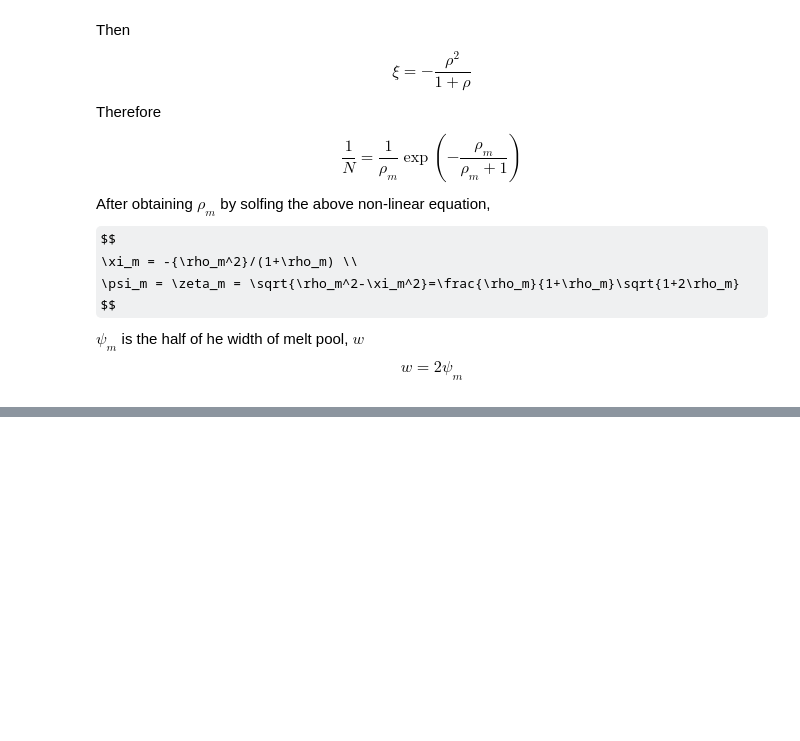
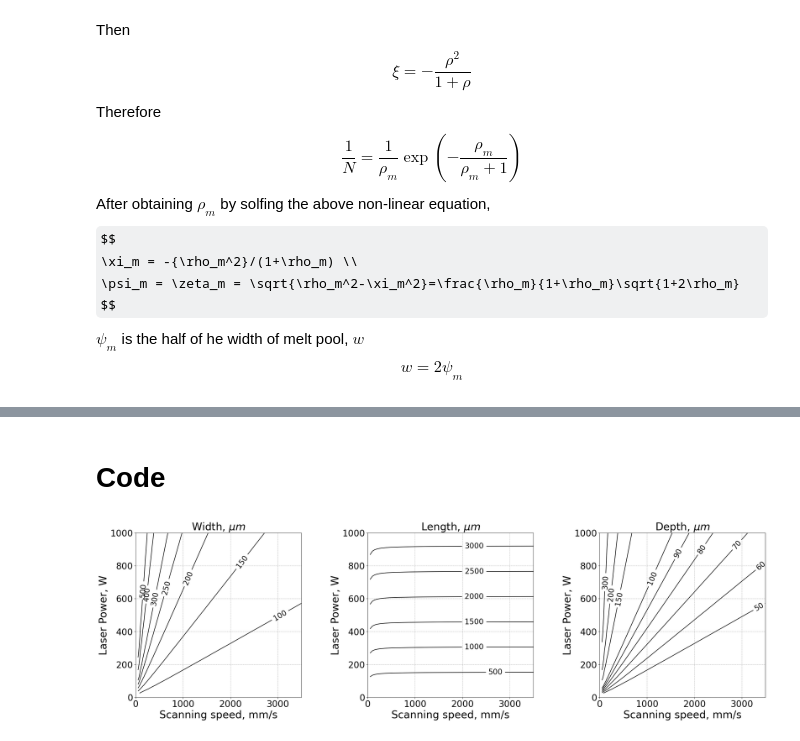
Before and after one commit to FattySeagull/Rosenthal-Plateau-Rayleigh, a Jupyter notebook: rpr.ipynb, the cells around one changed output, grey strips where cells are left out. Cells and saved outputs as stored; diff of their text form; code cells hidden in the pictures; some formulas as TeX source; blank space fills up the shorter version.

```diff
--- a/rpr.ipynb
+++ b/rpr.ipynb
@@ -200,0 +150,2 @@ p: 1100, v: 4000, N: 2.23917E+03 w: 130 L: 3588 tb: 98.33240792269595, ts: 896.9
+# %% [markdown]
+# Code
@@ -200,0 +204,26 @@ p: 1100, v: 4000, N: 2.23917E+03 w: 130 L: 3588 tb: 98.33240792269595, ts: 896.9
+# %%
+    ww = np.array(width).reshape(PP.shape) * 1E+6 # unit: um
+    ll = np.array(length).reshape(PP.shape)* 1E+6 # unit: um
+    dd = np.array(depth).reshape(PP.shape) * 1E+6 # unit: um
+
+    height = 8   # 正方形の図形を作成するために図のサイズを設定
+    fig = plt.figure(figsize=((3+0.4*2)*height, height))
+    plt.subplots_adjust(wspace=0.4)
+    ax1 = fig.add_subplot(1,3,1)
+    Plot_contour(ax1, vv*1E+3, PP, ww,\
+                 title = r'Width, $\mu m$',\
+                 xlim = [0, 3500], ylim = [0, 1000],\
+                 levels = [100,150,200,250,300,400,500])
+    ax2 = fig.add_subplot(1,3,2)
+    Plot_contour(ax2, vv*1E+3, PP, ll,\
+                 title = r'Length, $\mu m$',\
+                 xlim = [0, 3500], ylim = [0, 1000])
+    ax3 = fig.add_subplot(1,3,3)
+    Plot_contour(ax3, vv*1E+3, PP, dd,\
+                 title = r'Depth, $\mu m$',\
+                 xlim = [0, 3500], ylim = [0, 1000],\
+                 levels = [50, 60, 70, 80, 90, 100,150,200,300])
+    plt.savefig("width-length-depth.png")
+    plt.show()
+# %% [output]
+[figure, added]
```
Also changed, not shown: parts of 14 cells of this notebook.
